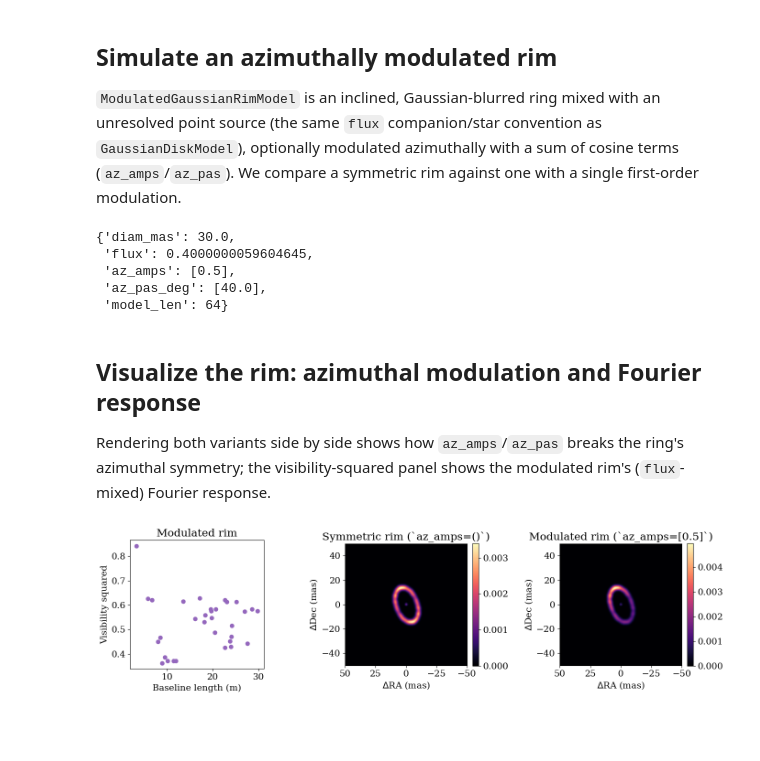
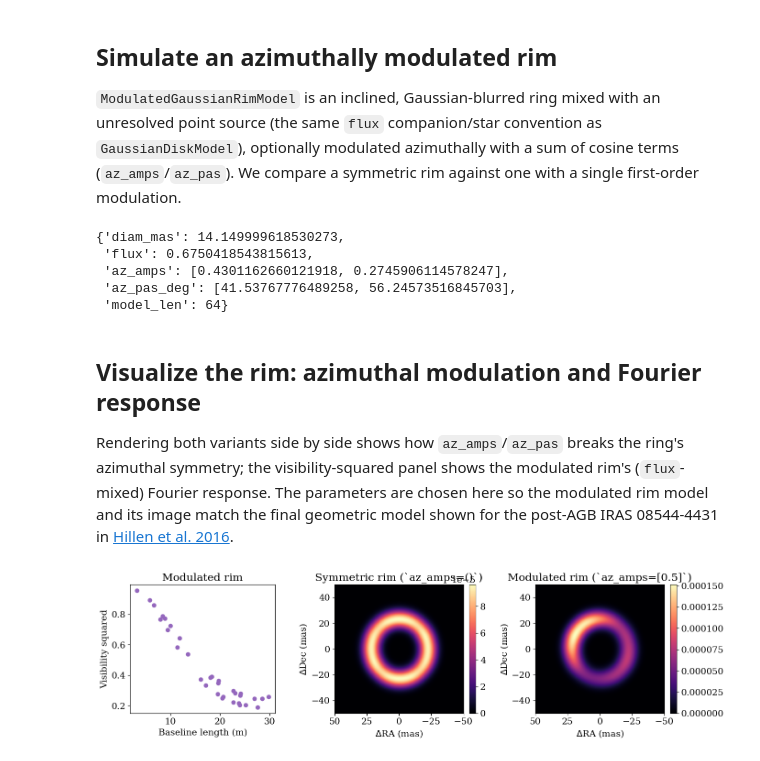
Before and after one commit to benjaminpope/drpangloss, a Jupyter notebook: notebooks/source_models.ipynb, the cells around one changed output. Saved outputs shown, nothing was run; the diff lists cells and outputs as text; code cells hidden in the pictures; blank space fills up the shorter version.

```diff
--- a/notebooks/source_models.ipynb
+++ b/notebooks/source_models.ipynb
@@ -259,16 +257,22 @@ plt.show()
 `ModulatedGaussianRimModel` is an inclined, Gaussian-blurred ring mixed with an unresolved point source (the same `flux` companion/star convention as `GaussianDiskModel`), optionally modulated azimuthally with a sum of cosine terms (`az_amps`/`az_pas`). We compare a symmetric rim against one with a single first-order modulation.
 # %%
 rim_symmetric = ModulatedGaussianRimModel(
-    diam=30.0, fwhm=3.0, inc=55.0, pa=20.0, flux=0.4
+    diam=14.15,
+    fwhm=3.233,
+    inc=19.0,
+    pa=6.0,
+    flux=0.67504187604,
+    az_amps=jnp.array([0.0]),
+    az_pas=jnp.array([0.0]),
 )
 rim_modulated = ModulatedGaussianRimModel(
-    diam=30.0,
-    fwhm=3.0,
-    inc=55.0,
-    pa=20.0,
-    az_amps=jnp.array([0.5]),
-    az_pas=jnp.array([40.0]),
-    flux=0.4,
+    diam=14.15,
+    fwhm=3.233,
+    inc=19.0,
+    pa=6.0,
+    flux=0.67504187604,
+    az_amps=jnp.array([0.43011627, 0.2745906]),
+    az_pas=jnp.array([35.537678 + 6.0, 50.245735 + 6.0]),
 )
 
 cvis_rim = rim_modulated.model(u, v, wavel)
@@ -284,51 +288,48 @@ model_vec_rim = data.model(rim_modulated)
     "model_len": int(model_vec_rim.shape[0]),
 }
 # %% [output]
-{'diam_mas': 30.0,
- 'flux': 0.4000000059604645,
- 'az_amps': [0.5],
- 'az_pas_deg': [40.0],
+{'diam_mas': 14.149999618530273,
+ 'flux': 0.6750418543815613,
+ 'az_amps': [0.4301162660121918, 0.2745906114578247],
+ 'az_pas_deg': [41.53767776489258, 56.24573516845703],
  'model_len': 64}
 # %% [markdown]
 ## Visualize the rim: azimuthal modulation and Fourier response
 
-Rendering both variants side by side shows how `az_amps`/`az_pas` breaks the ring's azimuthal symmetry; the visibility-squared panel shows the modulated rim's (`flux`-mixed) Fourier response.
+Rendering both variants side by side shows how `az_amps`/`az_pas` breaks the ring's azimuthal symmetry; the visibility-squared panel shows the modulated rim's (`flux`-mixed) Fourier response. The parameters are chosen here so the modulated rim model and its image
+match the final geometric model shown for the post-AGB IRAS 08544-4431 in [Hillen et al. 2016](http://dx.doi.org/10.1051/0004-6361/201628125).
 # %%
-image_rim_symmetric = np.asarray(
-    rim_symmetric.render(npix=128, fov_mas=100.0)
-)
-image_rim_modulated = np.asarray(
-    rim_modulated.render(npix=128, fov_mas=100.0)
-)
+image_rim_symmetric = np.asarray(rim_symmetric.render(npix=256, fov_mas=30.0))
+image_rim_modulated = np.asarray(rim_modulated.render(npix=256, fov_mas=30.0))
 
 fig, axes = plt.subplots(1, 3, figsize=(14, 4))
 
 axes[0].scatter(baseline, np.asarray(vis_rim), color="tab:purple")
 axes[0].set_xlabel("Baseline length (m)")
 axes[0].set_ylabel("Visibility squared")
 axes[0].set_title("Modulated rim")
 
 im1 = axes[1].imshow(
     image_rim_symmetric,
     extent=[50.0, -50.0, -50.0, 50.0],
     cmap="magma",
 )
 axes[1].set_xlabel(r"$\Delta$RA (mas)")
 axes[1].set_ylabel(r"$\Delta$Dec (mas)")
 axes[1].set_title("Symmetric rim (`az_amps=()`)")
 fig.colorbar(im1, ax=axes[1], fraction=0.046, pad=0.04)
 
 im2 = axes[2].imshow(
     image_rim_modulated,
     extent=[50.0, -50.0, -50.0, 50.0],
     cmap="magma",
 )
 axes[2].set_xlabel(r"$\Delta$RA (mas)")
 axes[2].set_ylabel(r"$\Delta$Dec (mas)")
 axes[2].set_title("Modulated rim (`az_amps=[0.5]`)")
 fig.colorbar(im2, ax=axes[2], fraction=0.046, pad=0.04)
 
 plt.tight_layout()
 plt.show()
 # %% [output]
-[figure, old version]
+[figure, new version]
```
Also changed, not shown: parts of 1 cell of this notebook, 10 other files.
